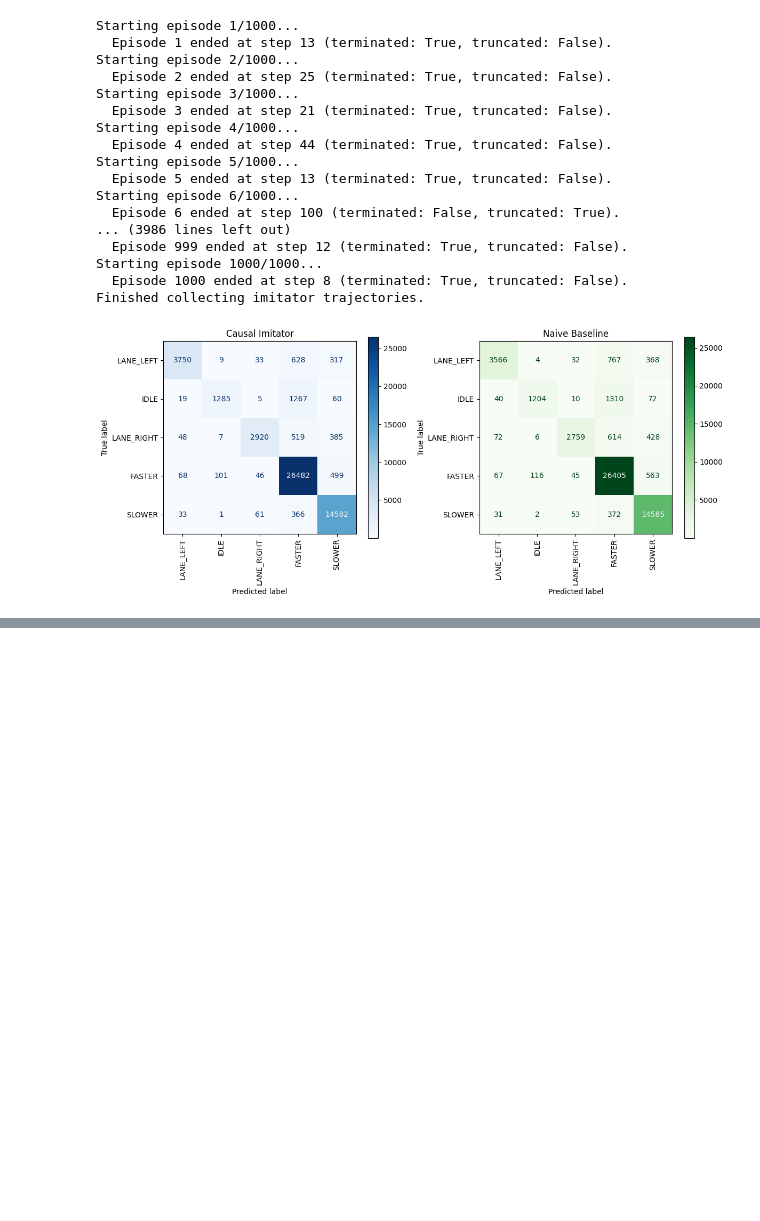
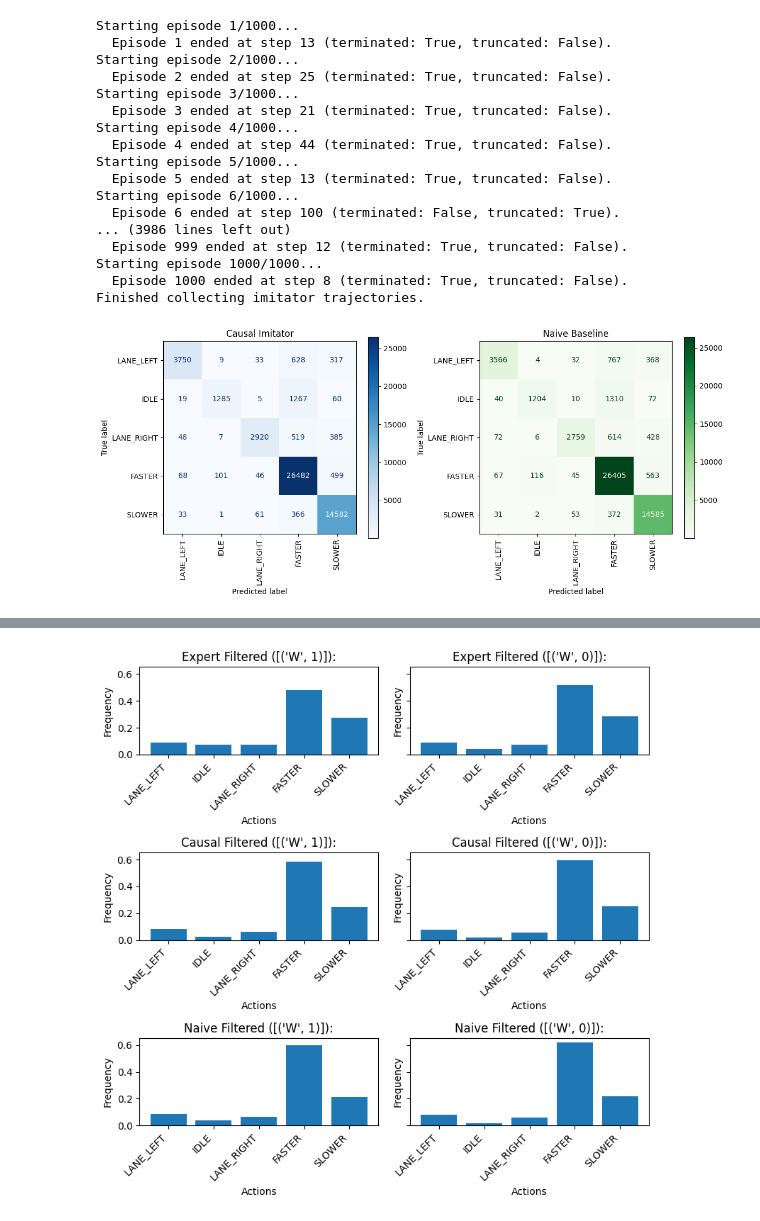
Before and after one commit to CausalAILab/Causal-RL, a Jupyter notebook: test_highway_imitation.ipynb, the cells around one changed output, grey strips where cells are left out. Saved outputs shown, nothing was run; the diff lists cells and outputs as text; code cells hidden in the pictures; blank space fills up the shorter version.

Commit message:
plot causal vs naive

```diff
--- a/test_highway_imitation.ipynb
+++ b/test_highway_imitation.ipynb
@@ -363,0 +385,89 @@ Finished collecting imitator trajectories.
+# %%
+from collections import Counter
+
+def filtered(records, state: List[Tuple[str, int]]):
+    filtered_records = []
+    for r in records:
+        for var, val in state:
+            index = -1 if var in ('X', 'Y') else -2 # X and Y have one less entry in the info
+            loc = 'obs' if var in env.env.observed_unobserved_vars[0] else 'info'
+
+            if -index <= len(r[loc][var]) and r[loc][var][index] == val:
+                filtered_records.append(r)
+
+    return filtered_records
+
+# Prepare data for plotting
+labels = list(range(env.env.action_space.n))
+action_names = list(env.env.unwrapped.action_type.actions.keys())
+action_names = [env.env._meta_actions.ACTIONS_ALL[a] for a in action_names]
+
+state1 = [('W', 1)]
+state0 = [('W', 0)]
+
+expert_filtered1 = filtered(records, state1)
+expert_filtered0 = filtered(records, state0)
+causal_filtered1 = filtered(causal_records, state1)
+causal_filtered0 = filtered(causal_records, state0)
+naive_filtered1 = filtered(naive_records, state1)
+naive_filtered0 = filtered(naive_records, state0)
+
+# Count actions for each filtered result
+expert_counts1 = Counter(r['action'] for r in expert_filtered1)
+expert_counts0 = Counter(r['action'] for r in expert_filtered0)
+causal_counts1 = Counter(r['action'] for r in causal_filtered1)
+causal_counts0 = Counter(r['action'] for r in causal_filtered0)
+naive_counts1 = Counter(r['action'] for r in naive_filtered1)
+naive_counts0 = Counter(r['action'] for r in naive_filtered0)
+
+# Normalize counts
+total_expert1 = sum(expert_counts1.values())
+total_expert0 = sum(expert_counts0.values())
+total_causal1 = sum(causal_counts1.values())
+total_causal0 = sum(causal_counts0.values())
+total_naive1 = sum(naive_counts1.values())
+total_naive0 = sum(naive_counts0.values())
+
+expert_counts1 = {k: v / total_expert1 for k, v in expert_counts1.items()}
+expert_counts0 = {k: v / total_expert0 for k, v in expert_counts0.items()}
+causal_counts1 = {k: v / total_causal1 for k, v in causal_counts1.items()}
+causal_counts0 = {k: v / total_causal0 for k, v in causal_counts0.items()}
+naive_counts1 = {k: v / total_naive1 for k, v in naive_counts1.items()}
+naive_counts0 = {k: v / total_naive0 for k, v in naive_counts0.items()}
+
+print(f'Expert Filtered ({state1}):', expert_counts1)
+print(f'Expert Filtered ({state0}):', expert_counts0)
+print(f'Causal Filtered ({state1}):', causal_counts1)
+print(f'Causal Filtered ({state0}):', causal_counts0)
+print(f'Naive Filtered ({state1}):', naive_counts1)
+print(f'Naive Filtered ({state0}):', naive_counts0)
+
+# Create subplots
+fig, axes = plt.subplots(3, 2, figsize=(8, 8), sharey=True)
+
+# Plot each distribution
+axes[0, 0].bar(action_names, [expert_counts1.get(a, 0) for a in labels])
+axes[0, 0].set_title(f'Expert Filtered ({state1}):')
+axes[0, 1].bar(action_names, [expert_counts0.get(a, 0) for a in labels])
+axes[0, 1].set_title(f'Expert Filtered ({state0}):')
+
+axes[1, 0].bar(action_names, [causal_counts1.get(a, 0) for a in labels])
+axes[1, 0].set_title(f'Causal Filtered ({state1}):')
+axes[1, 1].bar(action_names, [causal_counts0.get(a, 0) for a in labels])
+axes[1, 1].set_title(f'Causal Filtered ({state0}):')
+
+axes[2, 0].bar(action_names, [naive_counts1.get(a, 0) for a in labels])
+axes[2, 0].set_title(f'Naive Filtered ({state1}):')
+axes[2, 1].bar(action_names, [naive_counts0.get(a, 0) for a in labels])
+axes[2, 1].set_title(f'Naive Filtered ({state0}):')
+
+# Adjust layout
+for ax in axes.flat:
+    ax.set_xlabel("Actions")
+    ax.set_ylabel("Frequency")
+    ax.set_xticks(action_names)
+    ax.set_xticklabels(action_names, rotation=45, ha="right")
+
+plt.tight_layout()
+plt.show()
+# %% [output]
@@ -363,0 +480 @@ Finished collecting imitator trajectories.
+[figure, added]
```
Also changed, not shown: parts of 4 cells of this notebook.
